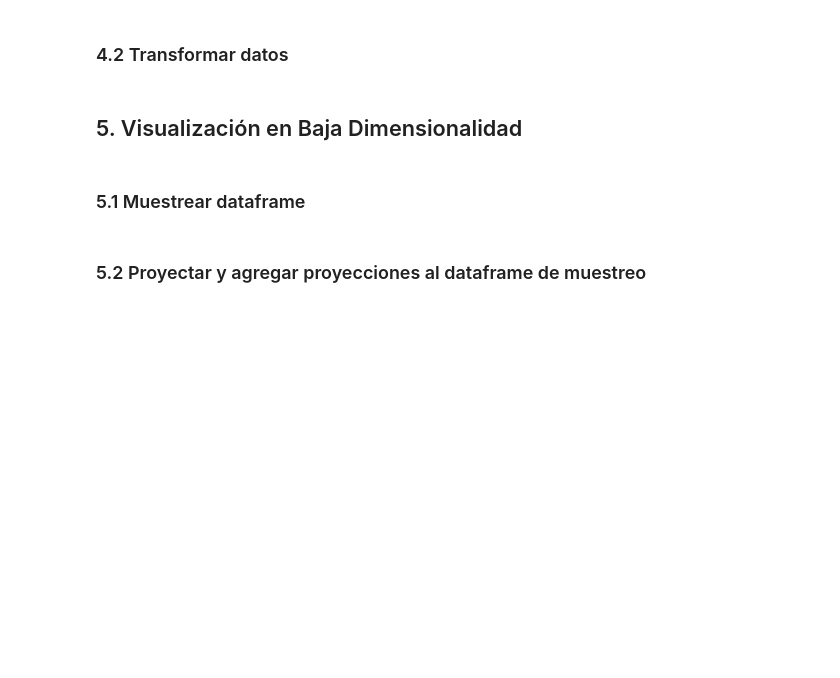
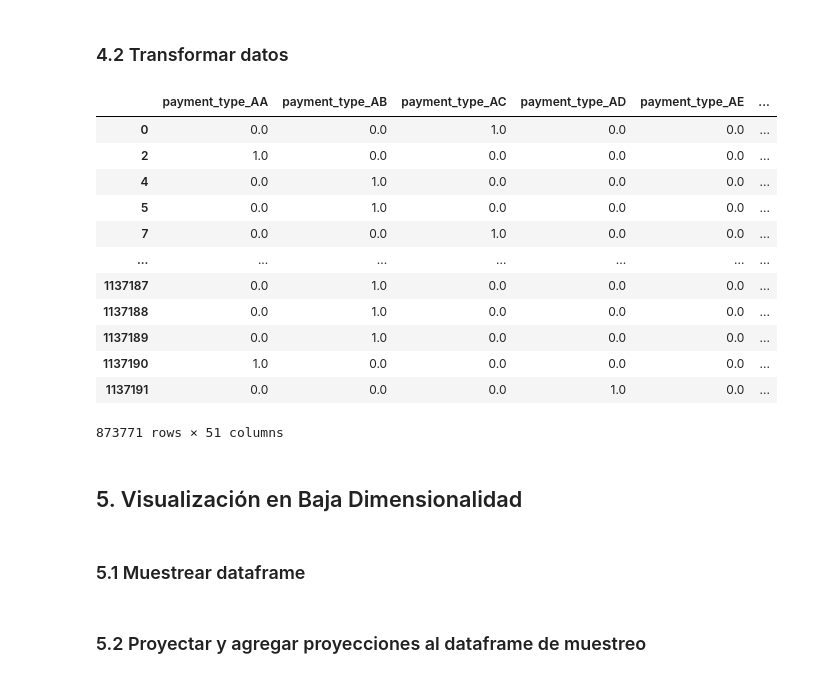
Before and after one commit to G-Urrea/labs_mds-german-antonia, a Jupyter notebook: proyecto_1/Proyecto_1_LabDS.ipynb, the cells around one changed output. Cells and saved outputs as stored; diff of their text form; code cells hidden in the pictures; blank space fills up the shorter version.

```diff
--- a/proyecto_1/Proyecto_1_LabDS.ipynb
+++ b/proyecto_1/Proyecto_1_LabDS.ipynb
@@ -583,0 +588,10 @@ df_customers.head()
+# %%
+ct = ColumnTransformer(
+     [("categoric_encoding", OneHotEncoder(sparse_output=False), ["payment_type","employment_status", "housing_status"]),
+      ("F", 'drop', ['device_fraud_count'])],
+     sparse_threshold=0,
+     remainder='passthrough',
+     verbose_feature_names_out= False
+     )
+
+ct.set_output(transform="pandas")
@@ -584,7 +606,23 @@ df_customers.head()
 # %% [markdown]
 ### 4.2 Transformar datos
 # %%
-...
+X_trans = ct.fit_transform(df_customers)
+# %%
+X_trans
+# %% [output]
+|  | payment_type_AA | payment_type_AB | payment_type_AC | payment_type_AD | payment_type_AE | ... |
+| 0 | 0.0 | 0.0 | 1.0 | 0.0 | 0.0 | ... |
+| 2 | 1.0 | 0.0 | 0.0 | 0.0 | 0.0 | ... |
+| 4 | 0.0 | 1.0 | 0.0 | 0.0 | 0.0 | ... |
+| 5 | 0.0 | 1.0 | 0.0 | 0.0 | 0.0 | ... |
+| 7 | 0.0 | 0.0 | 1.0 | 0.0 | 0.0 | ... |
+| ... | ... | ... | ... | ... | ... | ... |
+| 1137187 | 0.0 | 1.0 | 0.0 | 0.0 | 0.0 | ... |
+| 1137188 | 0.0 | 1.0 | 0.0 | 0.0 | 0.0 | ... |
+| 1137189 | 0.0 | 1.0 | 0.0 | 0.0 | 0.0 | ... |
+| 1137190 | 1.0 | 0.0 | 0.0 | 0.0 | 0.0 | ... |
+| 1137191 | 0.0 | 0.0 | 0.0 | 1.0 | 0.0 | ... |
+873771 rows × 51 columns
 # %% [markdown]
 ## 5. Visualización en Baja Dimensionalidad
 # %% [markdown]
```
Also changed, not shown: parts of 4 cells of this notebook.
